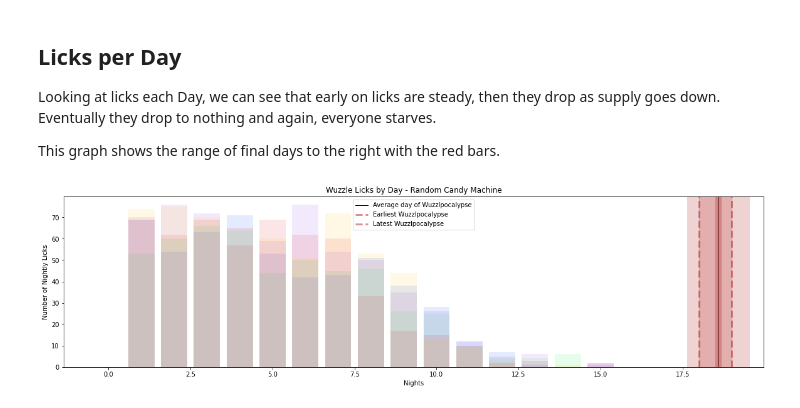
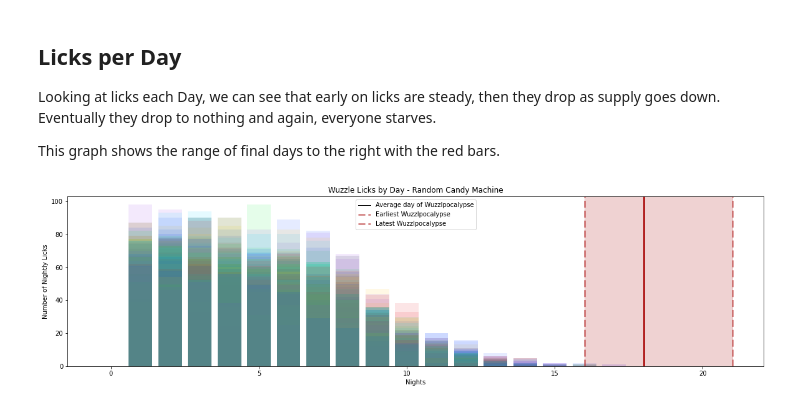
Before and after one commit to pcgentry/candy_machine, a Jupyter notebook: simulation_1_random.ipynb, the cells around one changed output. Drawn from its saved outputs; the diff is of its cells as text; code cells hidden in the pictures.

```diff
--- a/simulation_1_random.ipynb
+++ b/simulation_1_random.ipynb
@@ -10,17 +10,19 @@ The setup:
 import pandas as pd
 import numpy as np
 import matplotlib.pyplot as plt
+
 plt.style.use('seaborn-bright')
 
-from scipy.stats import norm
+from scipy.stats import norm, skewnorm, skew
 from src.simulation import Simulation
+from helpers import *
 
 strategy_human = "Random Candy Machine"
 
 strategy = "random"
 s = Simulation(strategy=strategy)
 
-num_simulations = 5
+num_simulations = 50
 image_prefix = "images/random_"
 
 simulations = []
@@ -119,15 +119,23 @@ global_nights_min = max_nights.min()
 global_nights_max = max_nights.max()
 
 
-dist = norm(loc=max_nights.mean(), scale=max_nights.std())
+# dist = norm(loc=max_nights.mean(), scale=max_nights.std())
+
+night_skew = skew(max_nights)
+dist = skewnorm(night_skew, loc=max_nights.mean(), scale=max_nights.std())
 
 spread = max_nights.max() - max_nights.min()
-support = np.linspace(max_nights.min() - spread, max_nights.max() + spread, 50)
+support = np.linspace(max_nights.min() - spread, max_nights.max() + spread, 100)
 
-ax1.plot(support, dist.pdf(support), color='green')
+ax1.plot(support, dist.pdf(support), color='red')
 ax1.set_title(f"Distribution of Final Day - {strategy_human}")
 ax1.set_ylabel('Likelihood')
 ax1.set_xlabel('Days to Wuzzlpocalypse')
+
+skull_pixels = mpimg.imread('images/skull.jpeg')
+imagebox = OffsetImage(skull_pixels, zoom=.25)
+ab = AnnotationBbox(imagebox, (max_nights.mean(), .03))
+ax1.add_artist(ab)
 
 ax2.hist(max_nights, facecolor='green', alpha=1, bins=5)
 ax2.set_title('Nights before Wuzzlpocalypse')
@@ -194,29 +206,28 @@ This graph shows the range of final days to the right with the red bars.
 # %%
 plt.figure(figsize=(20, 5))
 
 for sim in simulations:
     nights_df = pd.DataFrame(sim.nightly_stats)
     support = list(range(len(nights_df)))
 
     plt.bar(height=nights_df['nightly_lick_counter'], x=support, alpha=.1)
 
 plt.axvline(global_nights_mean, color="black", linewidth=1, alpha=1, label="Average day of Wuzzlpocalypse")
-plt.axvline(global_nights_mean, color="firebrick", linewidth=10, alpha=.3)
-plt.axvline(global_nights_mean, color="firebrick", linewidth=100, alpha=.2)
+plt.axvline(global_nights_mean, color="firebrick", linewidth=3, alpha=1)
 plt.axvline(global_nights_min, linestyle ="--", color="firebrick", linewidth=3, alpha=.5, label="Earliest Wuzzlpocalypse")
 plt.axvline(global_nights_max, linestyle ="--", color="firebrick", linewidth=3, alpha=.5, label="Latest Wuzzlpocalypse")
 plt.axvspan(global_nights_min, global_nights_max, alpha=0.2, color='firebrick')
 
 
 plt.title(f"Wuzzle Licks by Day - {strategy_human}")
 plt.ylabel(f"Number of Nightly Licks")
 plt.xlabel('Nights')
 
 plt.legend()
 plt.savefig(f"{ image_prefix }nightly_licks.png");
 plt.show();
 # %% [output]
-[figure, old version]
+[figure, new version]
 # %%
 plt.figure(figsize=(20, 5))
 
```
Also changed, not shown: parts of 7 cells of this notebook, 24 other files.
